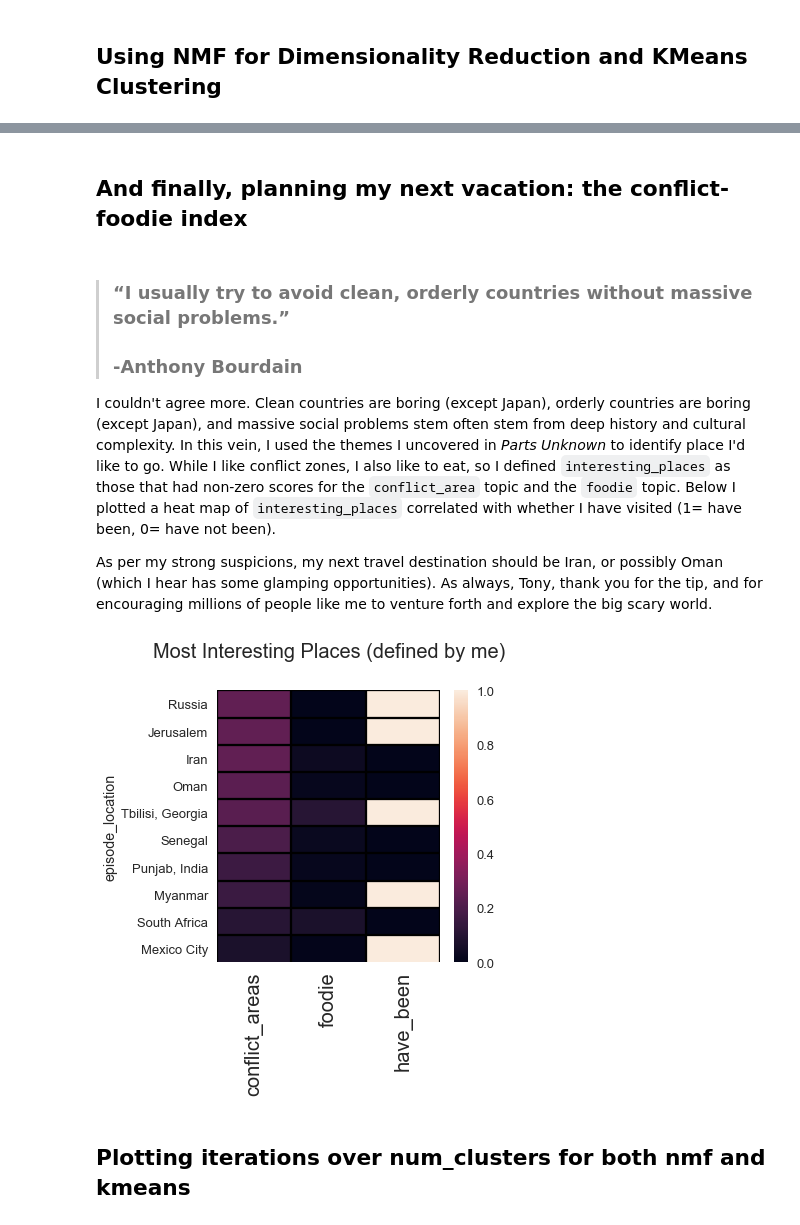
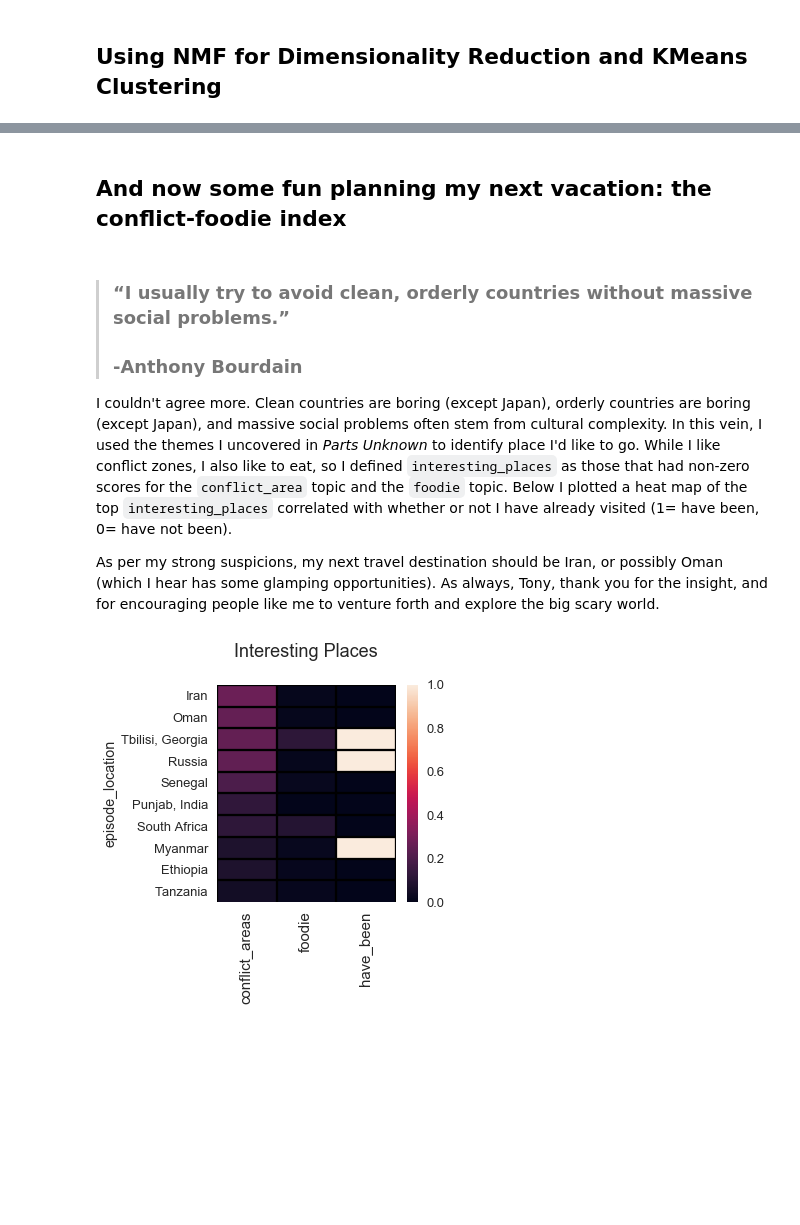
Before and after one commit to katherinechandler/puk_nlp, a Jupyter notebook: parts_unknown_nlp_topic_clustering.ipynb, the cells around one changed output, grey strips where cells are left out. Saved outputs shown, nothing was run; the diff lists cells and outputs as text; code cells hidden in the pictures; blank space fills up the shorter version.

Commit message:
updated analysis
cleaned up analysis description

```diff
--- a/parts_unknown_nlp_topic_clustering.ipynb
+++ b/parts_unknown_nlp_topic_clustering.ipynb
@@ -970,21 +773,6 @@ mds = MDS(n_components=2, dissimilarity="precomputed", random_state=1)
 pos = mds.fit_transform(dist)  # shape (n_components, n_samples)
 
 xs, ys = pos[:, 0], pos[:, 1]
-# %%
-#set up colors per clusters using a dict
-cluster_colors = {0: '#46f0f0', 1: '#f032e6', 2: '#bcf60c', 3: '#fabebe', 4: '#008080',
-                 5:'#e6194b', 6:'#3cb44b', 7:'#ffe119', 8:'#4363d8'}
-
-#set up cluster names using a dict
-cluster_names = {0: 'asia',
-                 1: 'foodie_places',
-                 2: 'american_cities_race',
-                 3: 'japan',
-                 4: 'random1',
-                 5: 'conflict_violence',
-                 6: 'brazil',
-                 7: 'islands',
-                 8: 'random2'}
 # %%
 # example from http://brandonrose.org/clustering#Tf-idf-and-document-similarity
 #some ipython magic to show the matplotlib plots inline
@@ -1203,46 +850,42 @@ plt.show()
 # %% [markdown]
-## And finally, planning my next vacation: the conflict-foodie index
+## And now some fun planning my next vacation: the conflict-foodie index
 # %% [markdown]
 >###  “I usually try to avoid clean, orderly countries without massive social problems.”
 >###    -Anthony Bourdain
 
-I couldn't agree more. Clean countries are boring (except Japan), orderly countries are boring (except Japan), and massive social problems stem often stem from deep history and cultural complexity. In this vein, I used the themes I uncovered in *Parts Unknown* to identify place I'd like to go. While I like conflict zones, I also like to eat, so I defined `interesting_places` as those that had non-zero scores for the `conflict_area` topic and the `foodie` topic. Below I plotted a heat map of `interesting_places` correlated with whether I have visited (1= have been, 0= have not been).
+I couldn't agree more. Clean countries are boring (except Japan), orderly countries are boring (except Japan), and massive social problems often stem from cultural complexity. In this vein, I used the themes I uncovered in *Parts Unknown* to identify place I'd like to go. While I like conflict zones, I also like to eat, so I defined `interesting_places` as those that had non-zero scores for the `conflict_area` topic and the `foodie` topic. Below I plotted a heat map of the top `interesting_places` correlated with whether or not I have already visited (1= have been, 0= have not been).
 
-As per my strong suspicions, my next travel destination should be Iran, or possibly Oman (which I hear has some glamping opportunities). As always, Tony, thank you for the tip, and for encouraging millions of people like me to venture forth and explore the big scary world.
+As per my strong suspicions, my next travel destination should be Iran, or possibly Oman (which I hear has some glamping opportunities). As always, Tony, thank you for the insight, and for encouraging people like me to venture forth and explore the big scary world.
 # %%
 # add my travel data to the episode scores data
 
 combined_data = pd.merge(episode_scores, puk, left_index=True, right_on='episode_location')
-combined_data = merged[list(episode_scores.columns) + ['episode_location', 'j_j']]
+combined_data = combined_data[list(episode_scores.columns) + ['episode_location', 'j_j']]
 combined_data.columns = list(combined_data.columns[:-1]) + ['have_been']
 
 combined_data.set_index('episode_location', inplace=True)
 # %%
 # the foodie topic index
 
-interesting_places = combined_data[['conflict_areas', 'foodie', 'have_been']][(
-    combined_data.conflict_areas != 0)&(combined_data.foodie !=0)]
-
-most_interesting_places = interesting_places.sort_values(by=
+interesting_places = (combined_data[['conflict_areas', 'foodie', 'have_been']]
+                      [(combined_data.conflict_areas != 0)&(combined_data.foodie !=0)]).sort_values(by=
                                                          ['conflict_areas', 'foodie'],
                                                          ascending=False).head(n=10)
 # %%
 # convert Y/N to int
 
 mapping = {'Y': 1, 'N': 0}
-most_interesting_places = most_interesting_places.applymap(lambda s: mapping.get(s) if s in mapping else s)
+interesting_places = interesting_places.applymap(lambda s: mapping.get(s) if s in mapping else s)
 # %%
 sns.set_context(context='talk', font_scale=1)
-plt.figure(figsize=(5,5))
-ax = sns.heatmap(most_interesting_places)
-ax.hlines([range(len(most_interesting_places))], *ax.get_xlim())
+plt.figure(figsize=(4,4))
+ax = sns.heatmap(interesting_places)
+ax.hlines([range(len(interesting_places))], *ax.get_xlim())
 ax.vlines([range(10)], *ax.get_ylim())
-plt.title('Most Interesting Places (defined by me)', size=20, y=1.1)
+plt.title('Interesting Places', size=18, y=1.1)
 plt.ylabel = ("Location")
-plt.setp(ax.get_xticklabels(), rotation=90, size=20)
+plt.setp(ax.get_xticklabels(), rotation=90, size=15)
 
 plt.show()
 # %% [output]
-[figure, old version]
+[figure, new version]
-# %% [markdown]
-## Plotting iterations over num_clusters for both nmf and kmeans
```
Also changed, not shown: parts of 91 cells of this notebook, 1 other file.
